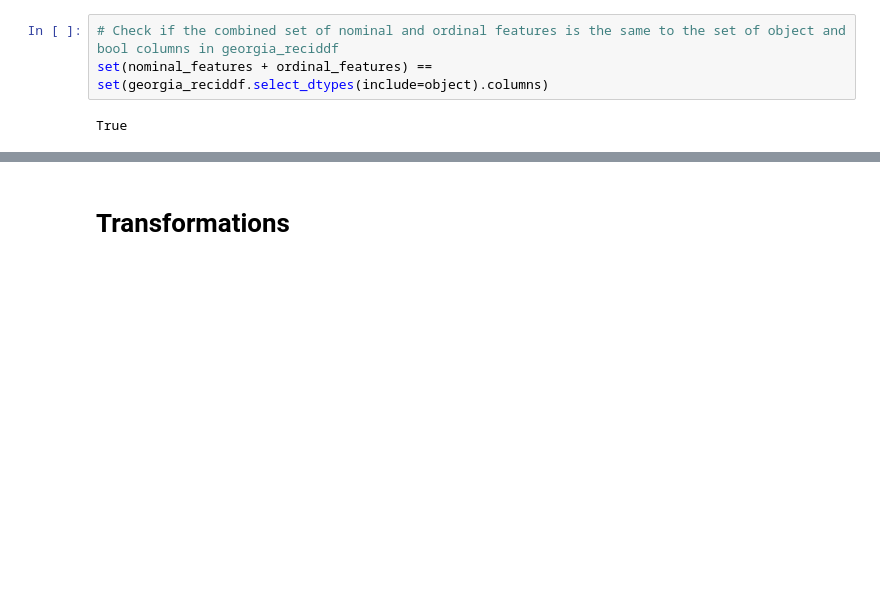
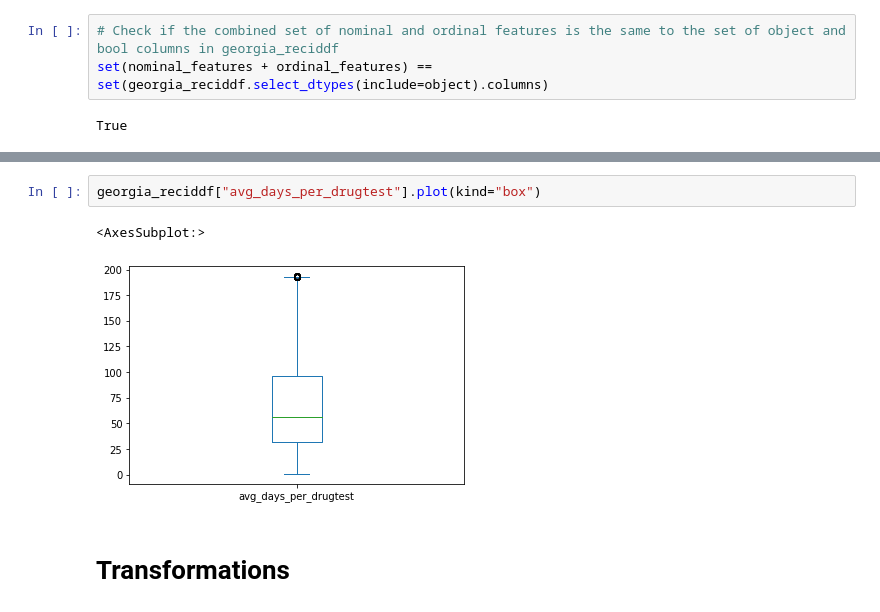
Before and after one commit to El-Bahnasawi/Analyzing-U.S.-Crime-Data, a Jupyter notebook: ML.ipynb, the cells around one changed output, grey strips where cells are left out. Cells and saved outputs as stored; diff of their text form; blank space fills up the shorter version.

```diff
--- a/ML.ipynb
+++ b/ML.ipynb
@@ -98,3 +142,8 @@ True
+# %%
+georgia_reciddf["avg_days_per_drugtest"].plot(kind="box")
+# %% [output]
+<AxesSubplot:>
+[figure, added]
 # %% [markdown]
 <h1> Transformations
 # %% [markdown]
```
Also changed, not shown: parts of 37 cells of this notebook, 11 other files.
